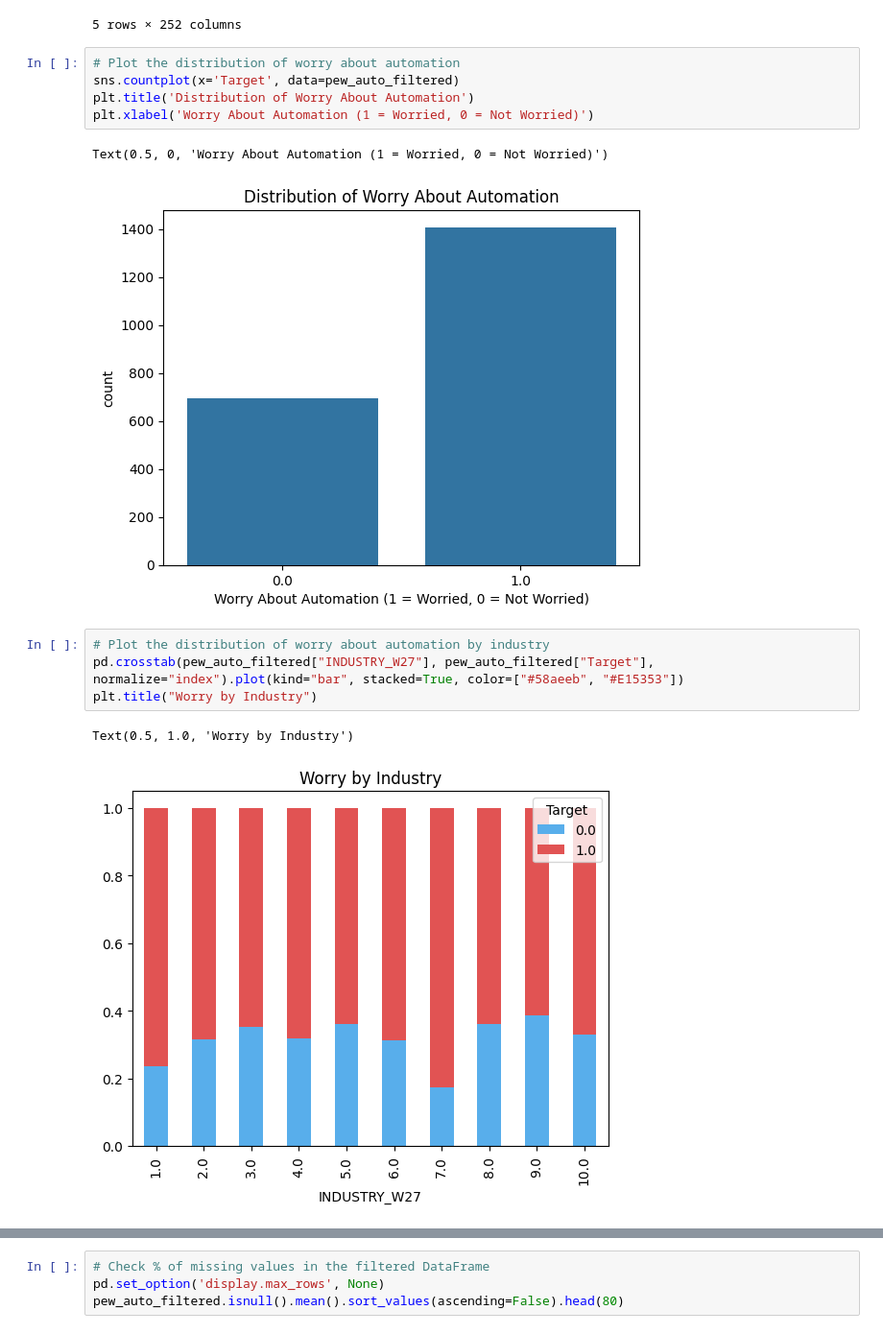
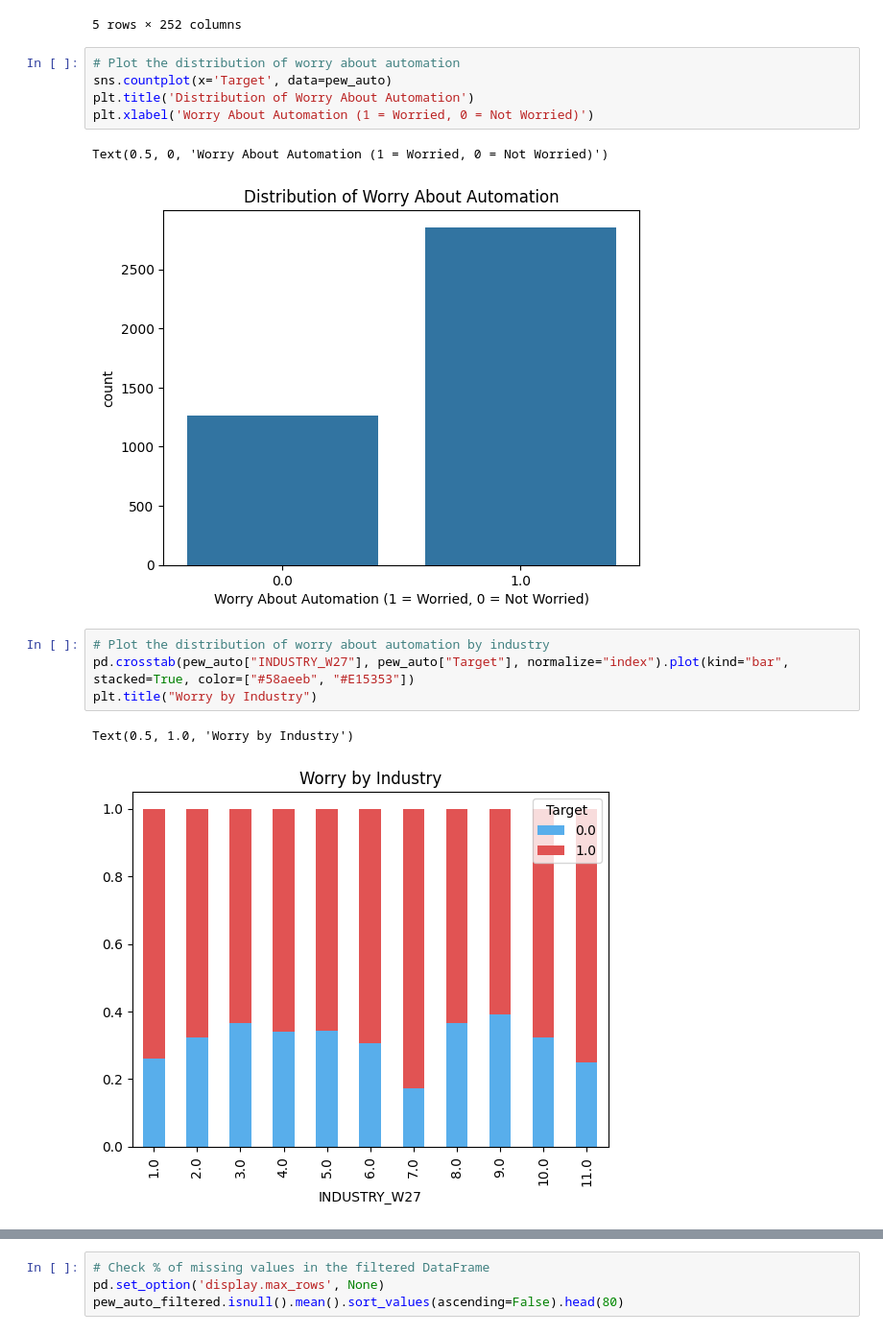
Before and after one commit to ashcds/automation-worry-indicator, a Jupyter notebook: tech_adopt.ipynb, the cells around one changed output, grey strips where cells are left out. Shown at 96% size. Drawn from its saved outputs; the diff is of its cells as text.

```diff
--- a/tech_adopt.ipynb
+++ b/tech_adopt.ipynb
@@ -58,18 +58,18 @@ pew_auto.head(5)
 5 rows × 252 columns
 # %%
 # Plot the distribution of worry about automation
-sns.countplot(x='Target', data=pew_auto_filtered)
+sns.countplot(x='Target', data=pew_auto)
 plt.title('Distribution of Worry About Automation')
 plt.xlabel('Worry About Automation (1 = Worried, 0 = Not Worried)')
 # %% [output]
 Text(0.5, 0, 'Worry About Automation (1 = Worried, 0 = Not Worried)')
-[figure, old version]
+[figure, new version]
 # %%
 # Plot the distribution of worry about automation by industry
-pd.crosstab(pew_auto_filtered["INDUSTRY_W27"], pew_auto_filtered["Target"], normalize="index").plot(kind="bar", stacked=True, color=["#58aeeb", "#E15353"])
+pd.crosstab(pew_auto["INDUSTRY_W27"], pew_auto["Target"], normalize="index").plot(kind="bar", stacked=True, color=["#58aeeb", "#E15353"])
 plt.title("Worry by Industry")
 # %% [output]
 Text(0.5, 1.0, 'Worry by Industry')
-[figure, old version]
+[figure, new version]
 # %%
 # Plot the distribution of worry development of driverless cars by the worry about automation
```
Also changed, not shown: parts of 16 cells of this notebook, 1 other file.
